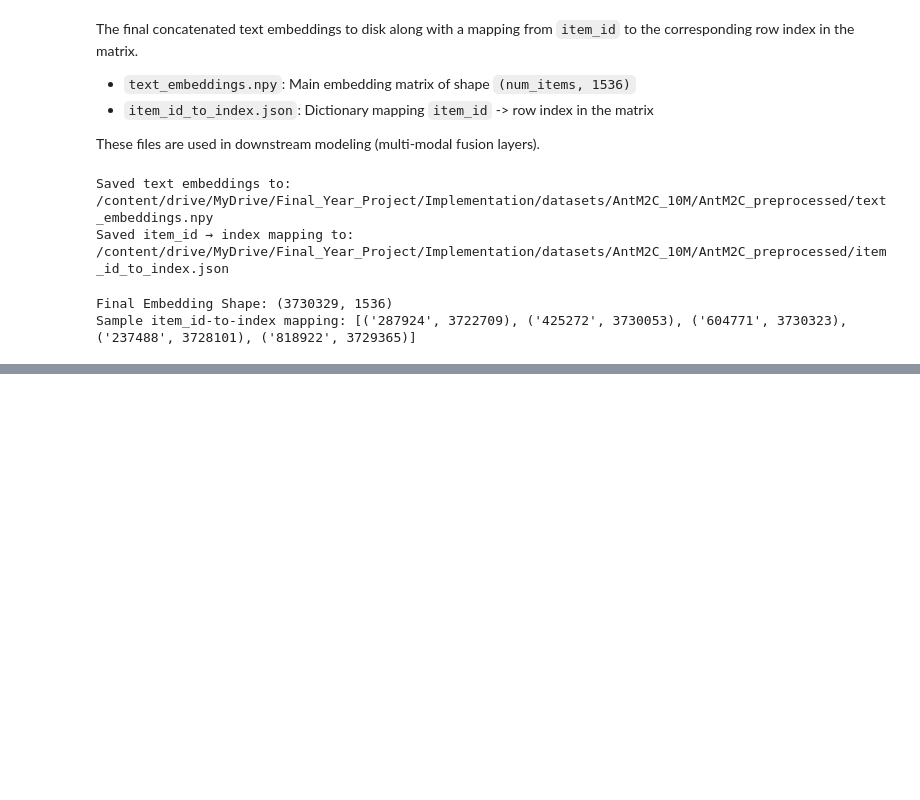
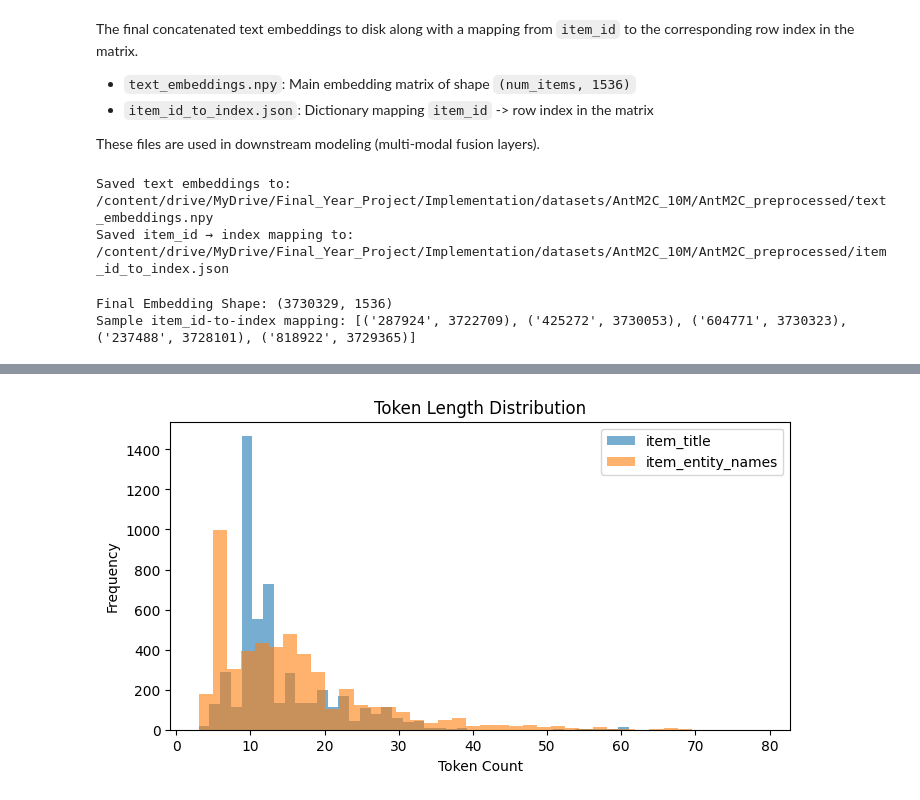
Before and after one commit to sheebaboy33/ColdFusionX, a Jupyter notebook: notebooks/03_text_encoder_BERT.ipynb, the cells around one changed output, grey strips where cells are left out. Drawn from its saved outputs; the diff is of its cells as text; code cells hidden in the pictures; blank space fills up the shorter version.

Commit message:
encoding: complete text encoder and saved to drive with an added evaluation

```diff
--- a/notebooks/03_text_encoder_BERT.ipynb
+++ b/notebooks/03_text_encoder_BERT.ipynb
@@ -206,0 +235,20 @@ Sample item_id-to-index mapping: [('287924', 3722709), ('425272', 3730053), ('60
+# %%
+# Token length distributions for insight
+def get_token_lengths(texts, tokenizer, max_samples=5000):
+    sampled = texts[:max_samples]
+    token_lens = [len(tokenizer.encode(t, add_special_tokens=True)) for t in sampled]
+    return token_lens
+
+title_lens = get_token_lengths(df_text['item_title'], tokenizer)
+entity_lens = get_token_lengths(df_text['item_entity_names'], tokenizer)
+
+plt.figure(figsize=(8,4))
+plt.hist(title_lens, bins=40, alpha=0.6, label="item_title")
+plt.hist(entity_lens, bins=40, alpha=0.6, label="item_entity_names")
+plt.title("Token Length Distribution")
+plt.xlabel("Token Count")
+plt.ylabel("Frequency")
+plt.legend()
+plt.show()
+# %% [output]
+[figure, added]
```
Also changed, not shown: parts of 5 cells of this notebook.
